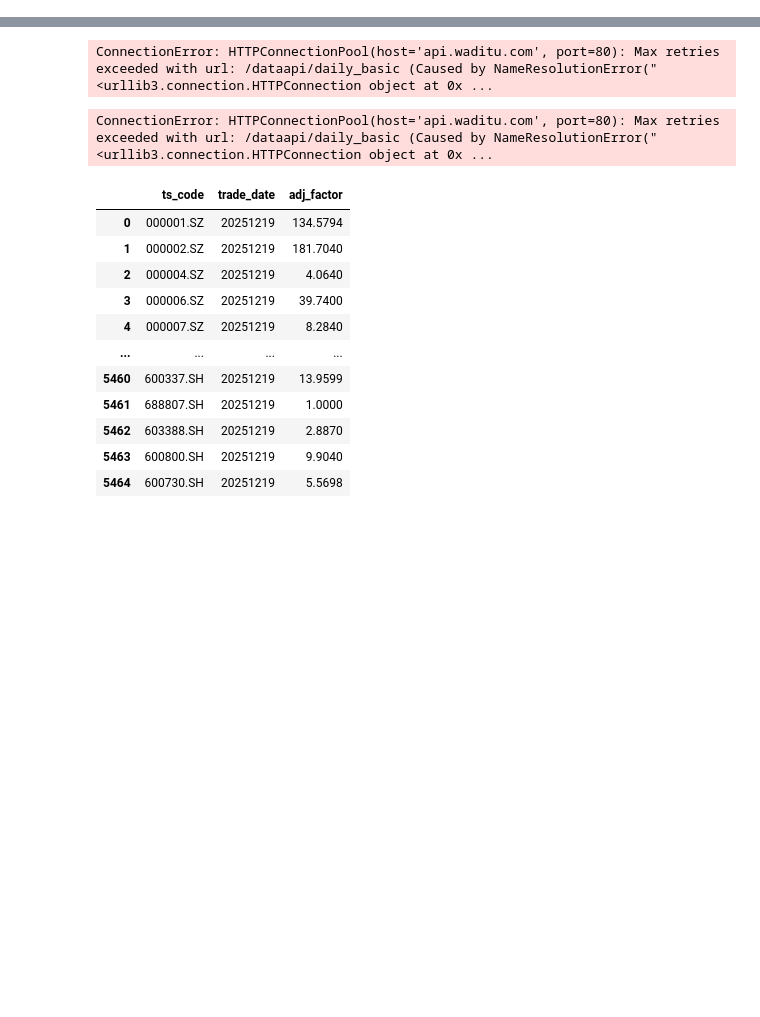
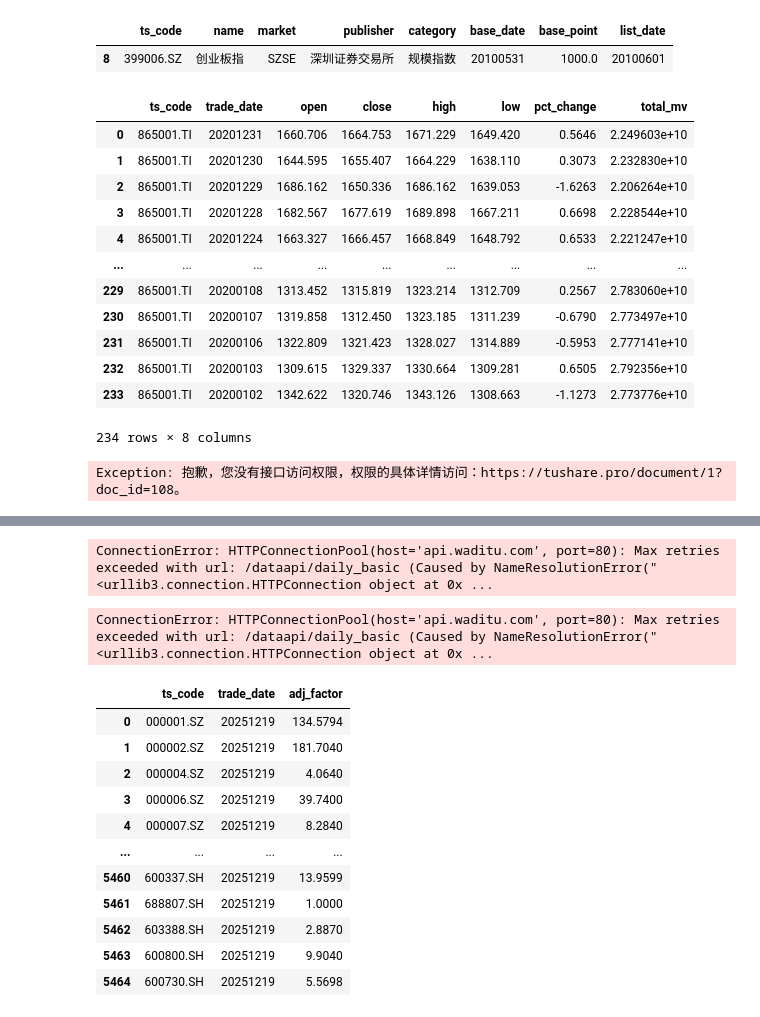
Before and after one commit to fffyyzhang/quant_data, a Jupyter notebook: jupyter/test_tushare.ipynb, the cells around one changed output, grey strips where cells are left out. Drawn from its saved outputs; the diff is of its cells as text; code cells hidden in the pictures; blank space fills up the shorter version.

```diff
--- a/jupyter/test_tushare.ipynb
+++ b/jupyter/test_tushare.ipynb
@@ -6,6 +6,55 @@ sys.path.append( os.path.dirname(os.getcwd()))
 ts.set_token('b9b26e60eb1a7ffb3578ae28d43d113c63be23d63b13a9feea0340f4')  # 替换为实际Token
 pro = ts.pro_api('b9b26e60eb1a7ffb3578ae28d43d113c63be23d63b13a9feea0340f4')
 #from utils.config import *
+# %%
+
+
+df = pro.index_basic(market='SZSE')
+df[df.name=='创业板指']
+# %% [output]
+|  | ts_code | name | market | publisher | category | base_date | base_point | list_date |
+| 8 | 399006.SZ | 创业板指 | SZSE | 深圳证券交易所 | 规模指数 | 20100531 | 1000.0 | 20100601 |
+# %%
+#df = pro.index_daily(ts_code="000985.CSI",start_date='20250101', end_date='20260210')
+#df = pro.index_daily(ts_code="000001.SH",start_date='20250101', end_date='20260210')
+#df = pro.index_daily(ts_code="000688.SH",start_date='20250101', end_date='20260210')
+df = pro.ths_daily(ts_code='865001.TI', start_date='20200101', end_date='20210101',fields='ts_code,trade_date,open,close,high,low,pct_change,total_mv')
+
+df
+# %% [output]
+|  | ts_code | trade_date | open | close | high | low | pct_change | total_mv |
+| 0 | 865001.TI | 20201231 | 1660.706 | 1664.753 | 1671.229 | 1649.420 | 0.5646 | 2.249603e+10 |
+| 1 | 865001.TI | 20201230 | 1644.595 | 1655.407 | 1664.229 | 1638.110 | 0.3073 | 2.232830e+10 |
+| 2 | 865001.TI | 20201229 | 1686.162 | 1650.336 | 1686.162 | 1639.053 | -1.6263 | 2.206264e+10 |
+| 3 | 865001.TI | 20201228 | 1682.567 | 1677.619 | 1689.898 | 1667.211 | 0.6698 | 2.228544e+10 |
+| 4 | 865001.TI | 20201224 | 1663.327 | 1666.457 | 1668.849 | 1648.792 | 0.6533 | 2.221247e+10 |
+| ... | ... | ... | ... | ... | ... | ... | ... | ... |
+| 229 | 865001.TI | 20200108 | 1313.452 | 1315.819 | 1323.214 | 1312.709 | 0.2567 | 2.783060e+10 |
+| 230 | 865001.TI | 20200107 | 1319.858 | 1312.450 | 1323.185 | 1311.239 | -0.6790 | 2.773497e+10 |
+| 231 | 865001.TI | 20200106 | 1322.809 | 1321.423 | 1328.027 | 1314.889 | -0.5953 | 2.777141e+10 |
+| 232 | 865001.TI | 20200103 | 1309.615 | 1329.337 | 1330.664 | 1309.281 | 0.6505 | 2.792356e+10 |
+| 233 | 865001.TI | 20200102 | 1342.622 | 1320.746 | 1343.126 | 1308.663 | -1.1273 | 2.773776e+10 |
+234 rows × 8 columns
+# %%
+df = pro.jygs_stock_shock(**{
+    "ts_code": "",
+    "trade_date": "20260205",
+    "start_date": "",
+    "end_date": ""
+}, fields=[
+    "ts_code",
+    "trade_date",
+    "name",
+    "latest",
+    "lu_time",
+    "num",
+    "reason",
+    "pct_change",
+    "concept_name"
+])
+df
+# %% [output]
+Exception: 抱歉，您没有接口访问权限，权限的具体详情访问：https://tushare.pro/document/1?doc_id=108。
 # %%
 #同花顺热股
 df = pro.ths_hot(trade_date='20230830', market='概念板块')
```
Also changed, not shown: parts of 1 cell of this notebook, 5 other files.
